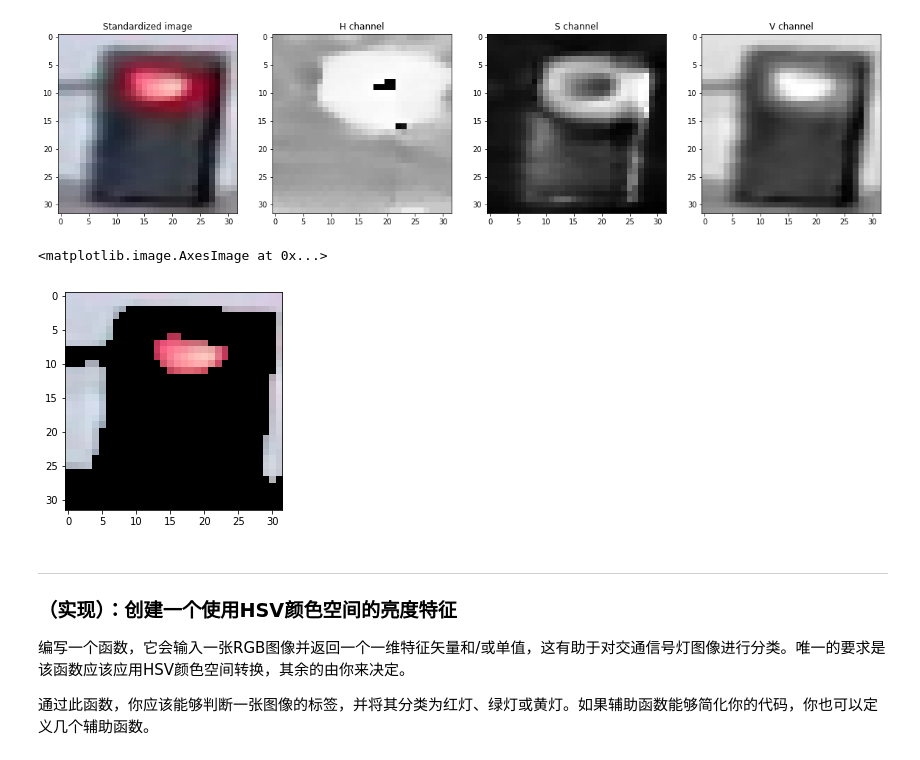
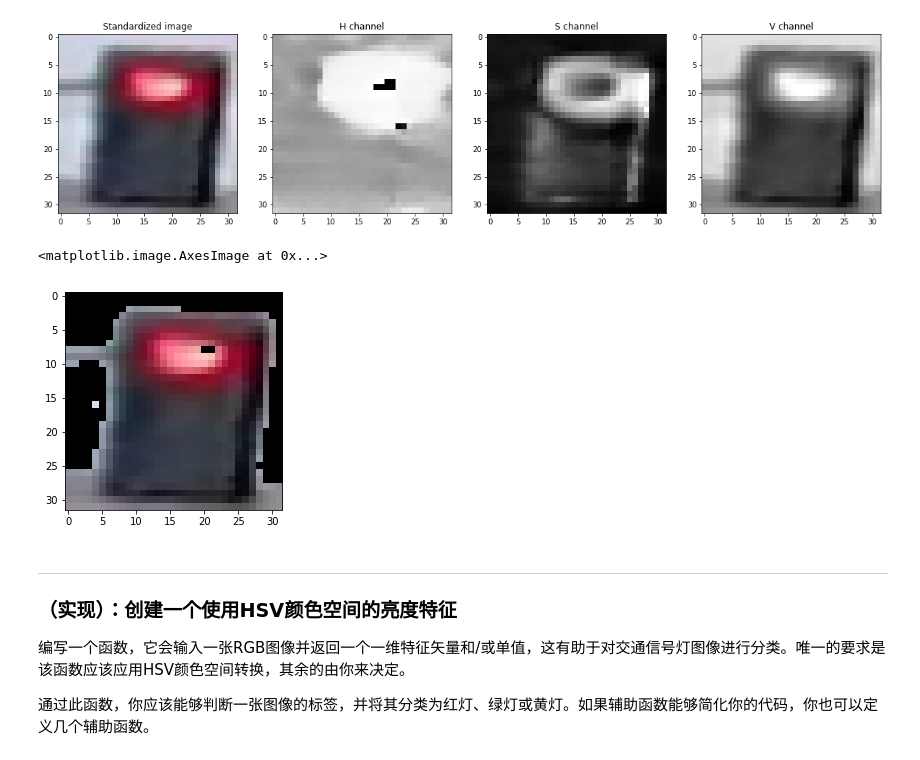
Before and after one commit to ChiangC/SDC_Python, a Jupyter notebook: 03_traffic_light_classifier/Traffic_Light_Classifier-zh.ipynb, the cells around one changed output. Drawn from its saved outputs; the diff is of its cells as text; code cells hidden in the pictures.

```diff
--- a/03_traffic_light_classifier/Traffic_Light_Classifier-zh.ipynb
+++ b/03_traffic_light_classifier/Traffic_Light_Classifier-zh.ipynb
@@ -324,21 +324,23 @@ V shape:32
 # %%
 # lower_hsv = np.array([0, 0, 0])
 # high_hsv = np.array([168, 168, 168])
 
 # mask = cv2.inRange(hsv, lowerb = lower_hsv, upperb = high_hsv)
 # plt.imshow(mask, cmap='gray')
 
-lower_hsv = np.array([0, 0, 0])
-high_hsv = np.array([180, 180, 180])
+# lower_hsv = np.array([0, 0, 0])
+# high_hsv = np.array([180, 180, 180])
+lower_hsv = np.array([160, 160, 160])
+high_hsv = np.array([237, 230, 237])
 
 mask = cv2.inRange(test_im, lowerb = lower_hsv, upperb = high_hsv)
 masked_image = np.copy(test_im)
 
 masked_image[mask != 0] = [0, 0, 0]
 plt.imshow(masked_image)
 # %% [output]
 <matplotlib.image.AxesImage at 0x...>
-[figure, old version]
+[figure, new version]
 # %% [markdown]
 ---
 <a id='task7'></a>
```
Also changed, not shown: parts of 6 cells of this notebook, 2 other files.
